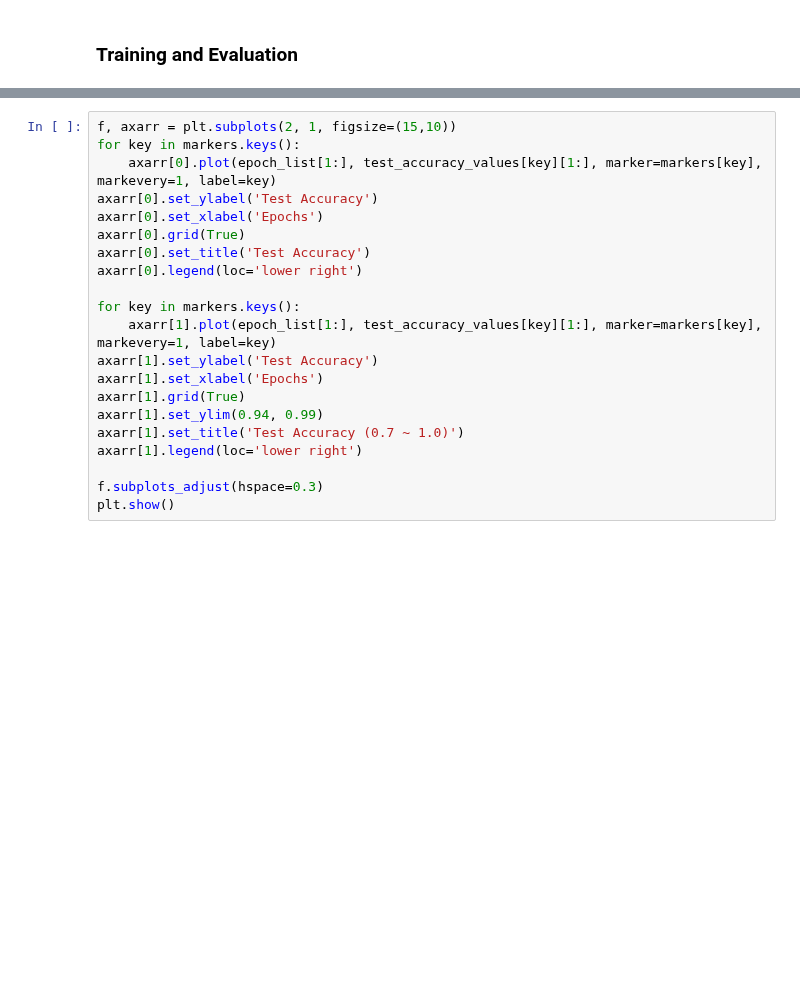
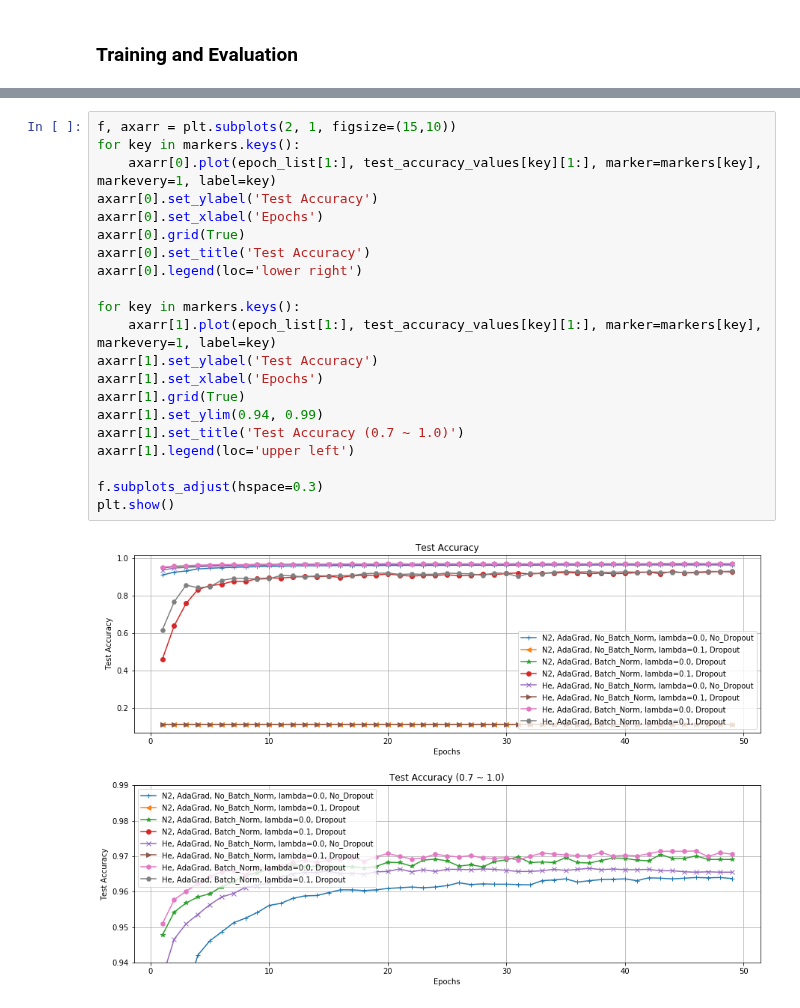
Before and after one commit to linklab/aiclass, a Jupyter notebook: 0.Professor/6.LearningAcceleration/batch-normalization-and-weight-decay-and-dropout-mnist-two-hidden-layers.ipynb, the cells around one changed output, grey strips where cells are left out. Drawn from its saved outputs; the diff is of its cells as text; blank space fills up the shorter version.

```diff
--- a/0.Professor/6.LearningAcceleration/batch-normalization-and-weight-decay-and-dropout-mnist-two-hidden-layers.ipynb
+++ b/0.Professor/6.LearningAcceleration/batch-normalization-and-weight-decay-and-dropout-mnist-two-hidden-layers.ipynb
@@ -325,24 +309,26 @@ ValueError: x and y must have same first dimension, but have shapes (49,) and (5
 # %%
 f, axarr = plt.subplots(2, 1, figsize=(15,10))
 for key in markers.keys():
     axarr[0].plot(epoch_list[1:], test_accuracy_values[key][1:], marker=markers[key], markevery=1, label=key)
 axarr[0].set_ylabel('Test Accuracy')
 axarr[0].set_xlabel('Epochs')
 axarr[0].grid(True)
 axarr[0].set_title('Test Accuracy')
 axarr[0].legend(loc='lower right')
 
 for key in markers.keys():
     axarr[1].plot(epoch_list[1:], test_accuracy_values[key][1:], marker=markers[key], markevery=1, label=key)
 axarr[1].set_ylabel('Test Accuracy')
 axarr[1].set_xlabel('Epochs')
 axarr[1].grid(True)
 axarr[1].set_ylim(0.94, 0.99)
 axarr[1].set_title('Test Accuracy (0.7 ~ 1.0)')
-axarr[1].legend(loc='lower right')
+axarr[1].legend(loc='upper left')
 
 f.subplots_adjust(hspace=0.3)
 plt.show()
+# %% [output]
+[figure, added]
 # %%
 for key in markers.keys():
     print("{0:26s} - Epoch:{1:3d}, Max Test Accuracy: {2:7.5f}".format(key, max_test_accuracy_epoch[key], max_test_accuracy_value[key]))
```
Also changed, not shown: parts of 4 cells of this notebook.
